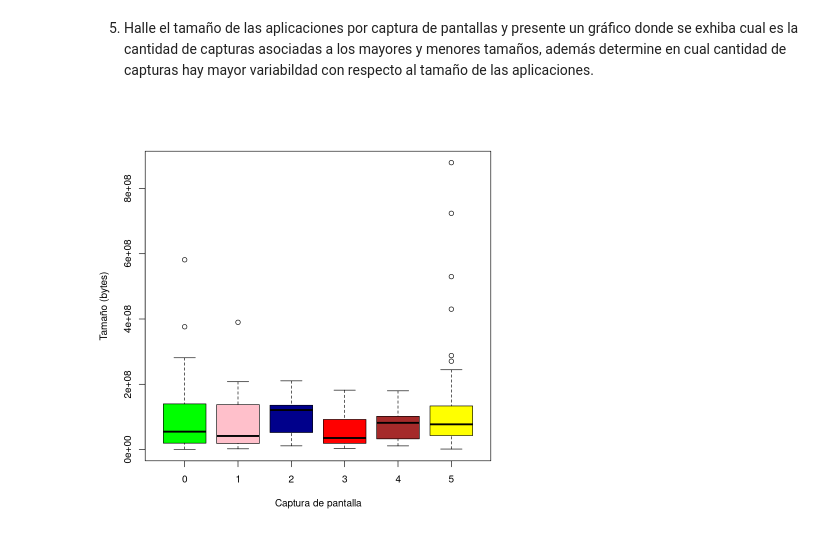
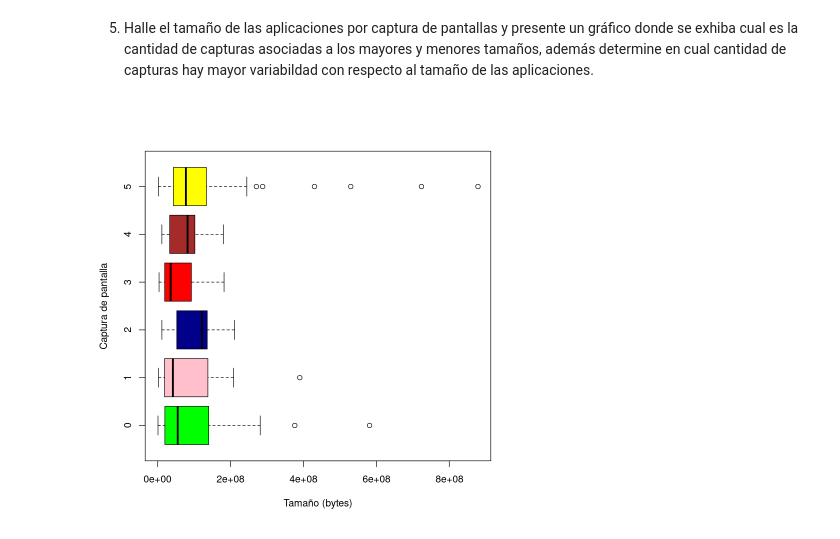
Before and after one commit to isaacmgz/Notas_Universidad, a Jupyter notebook: Clases/Probabilidad y Colas/Trabajo_1.ipynb, the cells around one changed output. Drawn from its saved outputs; the diff is of its cells as text; code cells hidden in the pictures.

```diff
--- a/Clases/Probabilidad y Colas/Trabajo_1.ipynb
+++ b/Clases/Probabilidad y Colas/Trabajo_1.ipynb
@@ -196,6 +206,6 @@ cual es la cantidad de capturas asociadas a los mayores y menores tamaños, adem
 cual cantidad de capturas hay mayor variabildad con respecto al tamaño de las aplicaciones.
 # %%
 boxplot(datos$`tamaño_bytes` ~ datos$capt_pantalla,
-        xlab = 'Captura de pantalla', ylab='Tamaño (bytes)', col=c('green', 'pink', 'darkblue', 'red','brown', 'yellow'))
+        xlab = 'Tamaño (bytes)', horizontal = TRUE, ylab= 'Captura de pantalla', col=c('green', 'pink', 'darkblue', 'red','brown', 'yellow'))
 # %% [output]
-[figure, old version]
+[figure, new version]
```
Also changed, not shown: parts of 10 cells of this notebook.
